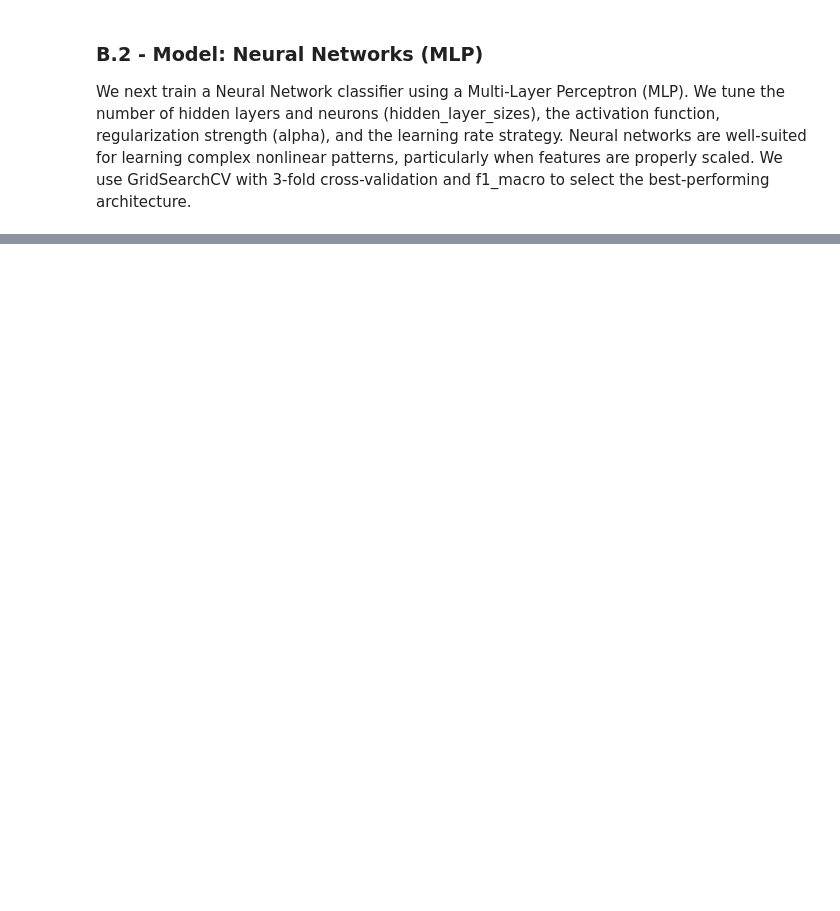
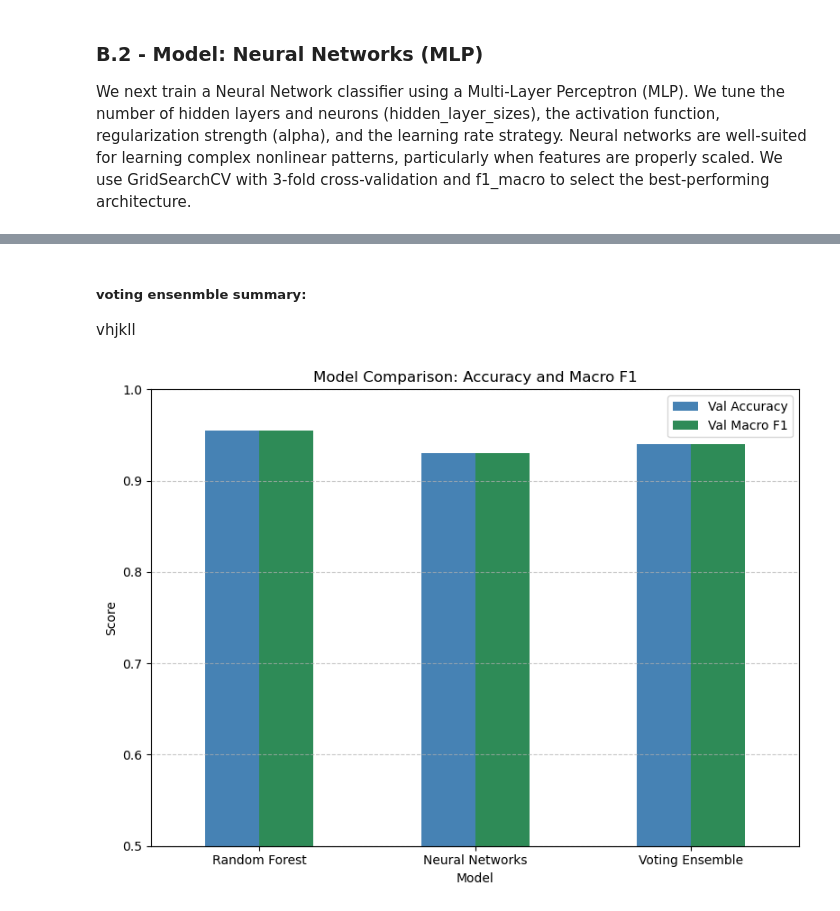
Before and after one commit to layla1010/HW3_ML, a Jupyter notebook: mnist_HW3.ipynb, the cells around one changed output, grey strips where cells are left out. Saved outputs shown, nothing was run; the diff lists cells and outputs as text; code cells hidden in the pictures; blank space fills up the shorter version.

```diff
--- a/mnist_HW3.ipynb
+++ b/mnist_HW3.ipynb
@@ -352,3 +381,8 @@ NameError: name 'rf_gs' is not defined
 We next train a Neural Network classifier using a Multi-Layer Perceptron (MLP).
 We tune the number of hidden layers and neurons (hidden_layer_sizes), the activation function, regularization strength (alpha), and the learning rate strategy.
 Neural networks are well-suited for learning complex nonlinear patterns, particularly when features are properly scaled. We use GridSearchCV with 3-fold cross-validation and f1_macro to select the best-performing architecture.
+# %%
+scaler = StandardScaler()
+X_m_train_scaled = scaler.fit_transform(X_m_train)
+X_m_val_scaled = scaler.transform(X_m_val)
+X_m_test_scaled = scaler.transform(X_m_test)
@@ -354,0 +483,44 @@ Neural networks are well-suited for learning complex nonlinear patterns, particu
+# %% [markdown]
+##### voting ensenmble summary:
+vhjkll
+# %%
+# Generate macro F1
+metrics_summary_m = {
+    'Model': ['Random Forest', 'Neural Networks'],
+    'Val Accuracy': [
+        accuracy_score(y_m_val, rf_val_preds),
+        accuracy_score(y_m_val, mlp_val_preds)
+    ],
+    'Val Macro F1': [
+        f1_score(y_m_val, rf_val_preds, average='macro'),
+        f1_score(y_m_val, mlp_val_preds, average='macro')
+    ],
+    'Test Accuracy': [
+        accuracy_score(y_m_test, rf_test_preds),
+        accuracy_score(y_m_test, mlp_test_preds)
+    ],
+    'Test Macro F1': [
+        f1_score(y_m_test, rf_test_preds, average='macro'),
+        f1_score(y_m_test, mlp_test_preds, average='macro')
+    ]
+}
+# Add VotingClassifier to the summary
+metrics_summary_m['Model'].append('Voting Ensemble')
+metrics_summary_m['Val Accuracy'].append(accuracy_score(y_m_val, y_m_val_pred_vote))
+metrics_summary_m['Val Macro F1'].append(f1_score(y_m_val, y_m_val_pred_vote, average='macro'))
+metrics_summary_m['Test Accuracy'].append(accuracy_score(y_m_test, y_m_test_pred_vote))
+metrics_summary_m['Test Macro F1'].append(f1_score(y_m_test, y_m_test_pred_vote, average='macro'))
+
+summary_m_df = pd.DataFrame(metrics_summary_m)
+# %%
+# Validation Plot
+summary_m_df.set_index('Model')[['Val Accuracy', 'Val Macro F1']].plot(kind='bar', figsize=(8, 6), color=['steelblue', 'seagreen'])
+plt.title('Model Comparison: Accuracy and Macro F1')
+plt.ylabel('Score')
+plt.ylim(0.5, 1)
+plt.xticks(rotation=0)
+plt.grid(axis='y', linestyle='--', alpha=0.7)
+plt.tight_layout()
+plt.show()
+# %% [output]
+[figure, added]
```
Also changed, not shown: parts of 16 cells of this notebook.
